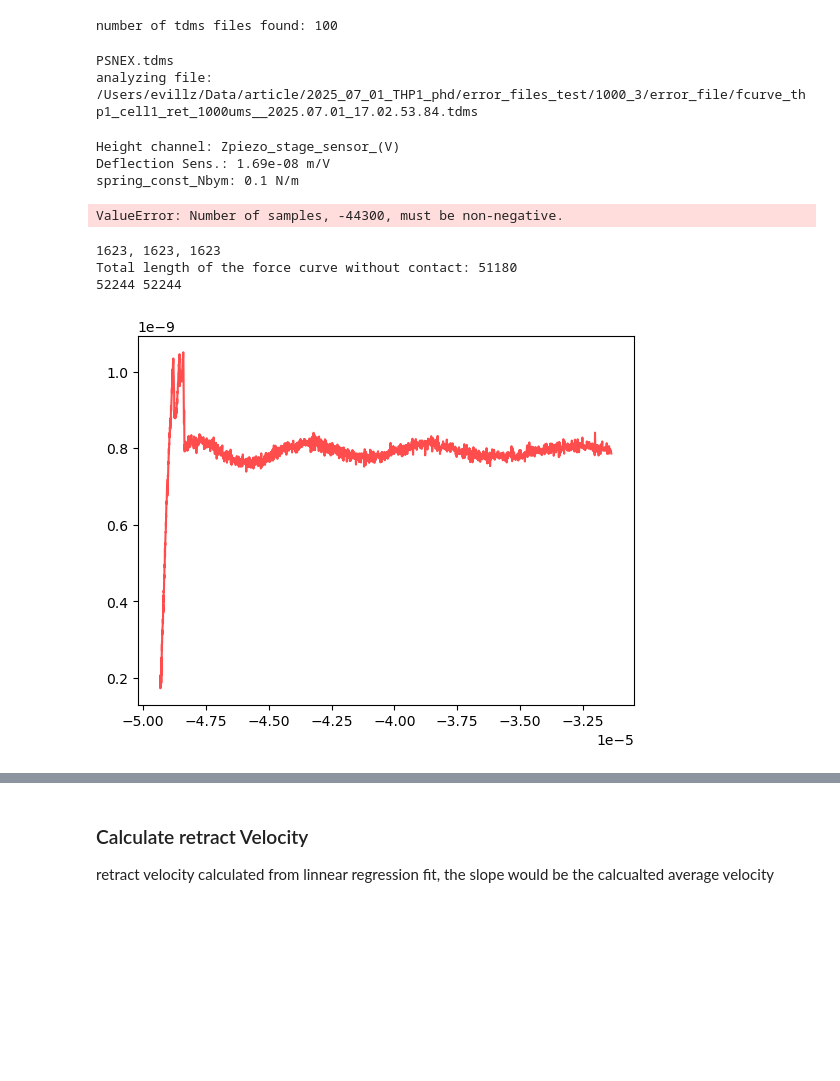
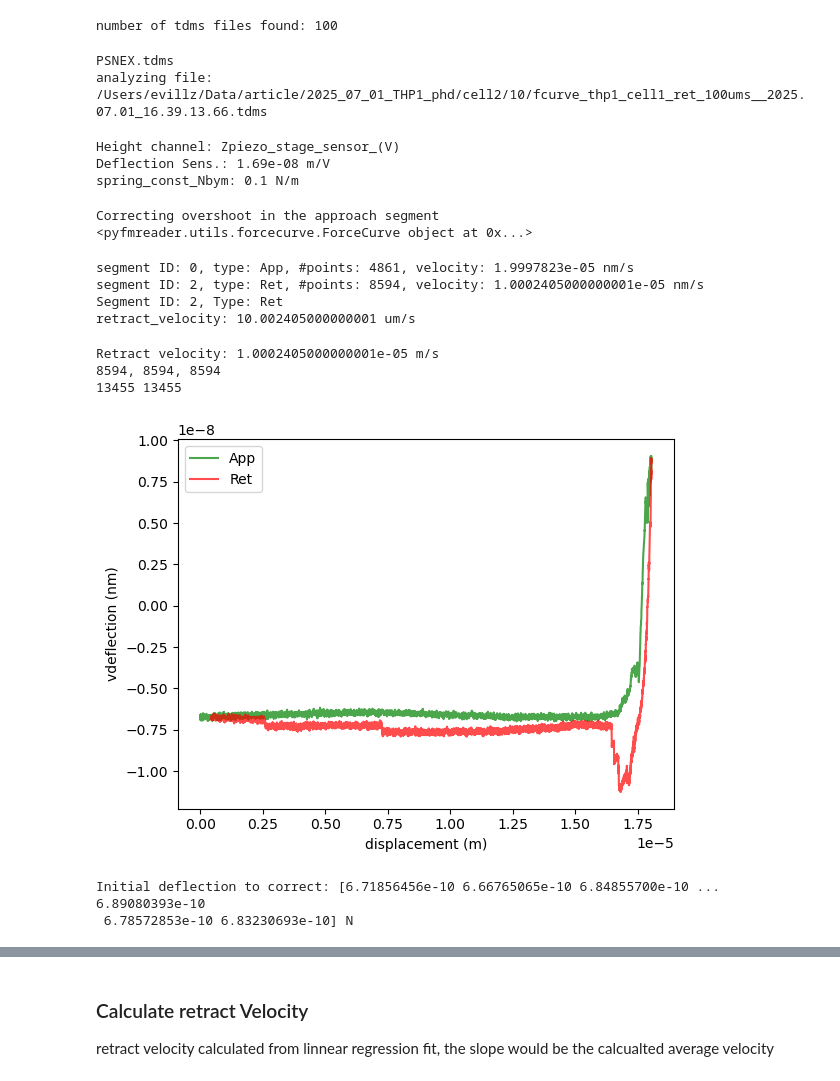
Before and after one commit to enzovill94/PyFMGUI_DyNaMo_tdms, a Jupyter notebook: notebook/velocities/600_tether_finder_pyfmlab.ipynb, the cells around one changed output, grey strips where cells are left out. Drawn from its saved outputs; the diff is of its cells as text; code cells hidden in the pictures; blank space fills up the shorter version.

```diff
--- a/notebook/velocities/600_tether_finder_pyfmlab.ipynb
+++ b/notebook/velocities/600_tether_finder_pyfmlab.ipynb
@@ -57,7 +57,8 @@ def savitzky_golay_smooth(y, window_length=11, polyorder=3):
 # file_path = '/Users/evillz/Data/article/2025_07_01_THP1_phd/cell2/03/fcurve_thp1_cell1_ret_03ums__2025.07.01_17.31.15.19.tdms'
 directory = '/Users/evillz/Data/article/2025_07_01_THP1_phd/cell2/600/'
 
-show_plots = False
+show_plots = True
+correct_zero_lastValue = True
 
 first_file, all_files = grab_tdms(directory)
 
@@ -66,15 +67,21 @@ print(f'number of tdms files found: {len(all_files)}')
 number of tdms files found: 100
 # %%
 # Load File
-filename = all_files[31] #or 31, 29
-filename = '/Users/evillz/Data/article/2025_07_01_THP1_phd/error_files_test/1000_3/error_file/fcurve_thp1_cell1_ret_1000ums__2025.07.01_17.02.53.84.tdms'
+filename = all_files[29] #or 31, 29
+# filename = '/Users/evillz/Data/article/2025_07_01_THP1_phd/error_files_test/1000_3/error_file/fcurve_thp1_cell1_ret_1000ums__2025.07.01_17.02.53.84.tdms'
+filename = '/Users/evillz/Data/article/2025_07_01_THP1_phd/cell2/10/fcurve_thp1_cell1_ret_100ums__2025.07.01_16.39.13.66.tdms' # <--- felix said good
+# filename = '/Users/evillz/Data/article/2025_07_01_THP1_phd/cell2/300/fcurve_thp1_cell1_ret_300ums__2025.07.01_16.49.47.34.tdms'
+# filename = '/Users/evillz/Data/article/2025_30_5/psnex_map___2025.05.30_17.44.50.71/fcurve___2025.05.30_18.05.48.47.tdms'
+# filename = '/Users/evillz/Data/article/2025_30_5/psnex_map___2025.05.30_17.44.50.71/fcurve___2025.05.30_17.50.46.00.tdms'
+# filenmae = '/Users/evillz/Data/article/2025_30_5/psnex_map___2025.05.30_17.44.50.71/fcurve___2025.05.30_17.46.48.23.tdms'
+# filename = '/Users/evillz/Data/article/2025_30_5/psnex_map___2025.05.30_17.44.50.71/fcurve___2025.05.30_17.48.59.79.tdms'
 file = loadfile(filename)
 filemetadata = file.filemetadata
 print(filemetadata['file_type'])
 print(f'analyzing file: {filename}')
 # %% [output]
 PSNEX.tdms
-analyzing file: /Users/evillz/Data/article/2025_07_01_THP1_phd/error_files_test/1000_3/error_file/fcurve_thp1_cell1_ret_1000ums__2025.07.01_17.02.53.84.tdms
+analyzing file: /Users/evillz/Data/article/2025_07_01_THP1_phd/cell2/10/fcurve_thp1_cell1_ret_100ums__2025.07.01_16.39.13.66.tdms
 # %%
 # Filemetadata
 file_deflection_sensitivity = filemetadata['defl_sens_nmbyV'] #nm/V
@@ -95,7 +102,7 @@ spring_const_Nbym: 0.1 N/m
 # Select curve by index
 curve_idx = 0
 try :
-    force_curve = file.getcurve(curve_idx)
+    force_curve = file.getcurve(curve_idx, bool_correct_overshoot=True)
 except IndexError:
     print(f"Curve index {curve_idx} does not exist in the file.")
     force_curve = None
@@ -106,7 +113,8 @@ try:
 except Exception as e:
     print(f"Error occurred during preprocessing: {e}")
 # %% [output]
-ValueError: Number of samples, -44300, must be non-negative.
+Correcting overshoot in the approach segment
+<pyfmreader.utils.forcecurve.ForceCurve object at 0x...>
 # %%
 # Get segments and indentation
 segs = force_curve.get_segments()
@@ -114,21 +122,29 @@ segs = force_curve.get_segments()
 final_nb_points = filemetadata['final_nb_points']
 relative_SR = filemetadata['relative_sr']
 
+
 # get details of retract segments
 for segid, segment in segs:
+    print (f'segment ID: {segid}, type: {segment.segment_type}, #points: {len(segment.zheight)}, velocity: {segment.velocity} nm/s')
     if segment.segment_type in ('Retract', 'Ret'):
-        # print(f"Segment ID: {segid}, Type: {segment.segment_type}")
-        relative_SR_ret = relative_SR[segid]
-        vel_ret_um_s = segment.velocity * 1e-03  # Convert nm/s to um/s
+        print(f"Segment ID: {segid}, Type: {segment.segment_type}")
+        relative_SR_ret = relative_SR[segid-1]
+        vel_ret_um_s = segment.velocity * 1e6  # Convert nm/s to um/s
+        print (f'retract_velocity: {vel_ret_um_s} um/s  ')
 
 # print ('relative_SR:', relative_SR_ret)
 # print ('relative_freq(hz):', 1 / relative_SR_ret)
 # print (f'vel_ret_um_s: {vel_ret_um_s} um/s')
 # indentation = ext_data.indentation
+# %% [output]
+segment ID: 0, type: App, #points: 4861, velocity: 1.9997823e-05 nm/s
+segment ID: 2, type: Ret, #points: 8594, velocity: 1.0002405000000001e-05 nm/s
+Segment ID: 2, Type: Ret
+retract_velocity: 10.002405000000001 um/s
 # %%
 # Get zheight and vdeflection, for now only get retract
 zmin_app = 0
-for segid, segment in force_curve.get_segments():
+for segid, segment in segs:
     if segment.segment_type in ('Approach', 'App'):
         zmin_app = segment.zheight.min()
         app_piezo = -segment.zheight
@@ -137,36 +153,46 @@ for segid, segment in force_curve.get_segments():
             plt.plot(segment.zheight-zmin_app, segment.vdeflection, 'g-', linewidth=1.5, label=f'{segment.segment_type}', alpha=0.7)
     elif segment.segment_type in ('Retract', 'Ret'):
         ret_piezo = -segment.zheight
         ret_deflection = -segment.vdeflection * K  # Convert to N
+        ret_velocity = segment.velocity   # Convert nm/s to um/s
+        print (f"Retract velocity: {ret_velocity} m/s" )
         time_ret = np.arange(len(ret_piezo)) * relative_SR_ret  # Assuming relative_SR_ret is in Hz, convert to seconds
         print (f"{len(ret_piezo)}, {len(ret_deflection)}, {len(time_ret )}")
         if show_plots:
             plt.plot(segment.zheight - zmin_app, segment.vdeflection, 'r-', linewidth=1.5, label=f'{segment.segment_type}', alpha=0.7)
     elif segment.segment_type in ('Contact', 'Con', 'Pause'):
         con_piezo = -segment.zheight
         con_deflection = -segment.vdeflection * K  # Convert to N
         if show_plots:
             plt.plot(segment.zheight-zmin_app, segment.vdeflection, 'b-', linewidth=1.5, label=f'{segment.segment_type}', alpha=0.7)
 if show_plots:
     plt.legend()
     plt.xlabel('displacement (m)')
     plt.ylabel('vdeflection (nm)')
 
 # depening if there is a value , get length of total force curve: app+ con + ret
 if 'con_piezo' in locals():
     total_length = len(app_piezo) - len(con_piezo) + len(ret_piezo)
-print(f"Total length of the force curve without contact: {total_length}")
+    print(f"Total length of the force curve without contact: {total_length}")
 
 
 deflection_N = np.concatenate((app_deflection, ret_deflection))
 zheight = np.concatenate((app_piezo, ret_piezo))
 
 print (len(zheight), len(deflection_N))
 
-plt.plot(ret_piezo, ret_deflection, 'r-', linewidth=1.5, label='Retract', alpha=0.7)
+# plt.plot(ret_piezo, ret_deflection, 'r-', linewidth=1.5, label='Retract', alpha=0.7)
 plt.show()
 # %% [output]
-1623, 1623, 1623
-Total length of the force curve without contact: 51180
-52244 52244
+Retract velocity: 1.0002405000000001e-05 m/s
+8594, 8594, 8594
+13455 13455
-[figure, old version]
+[figure, new version]
+# %%
+# get the initial deflecton and add to current to offset to zero
+if correct_zero_lastValue:
+    initial_deflection = deflection_N[:]
+    print (f"Initial deflection to correct: {initial_deflection} N")
+# %% [output]
+Initial deflection to correct: [6.71856456e-10 6.66765065e-10 6.84855700e-10 ... 6.89080393e-10
+ 6.78572853e-10 6.83230693e-10] N
```
Also changed, not shown: parts of 18 cells of this notebook, 28 other files.
